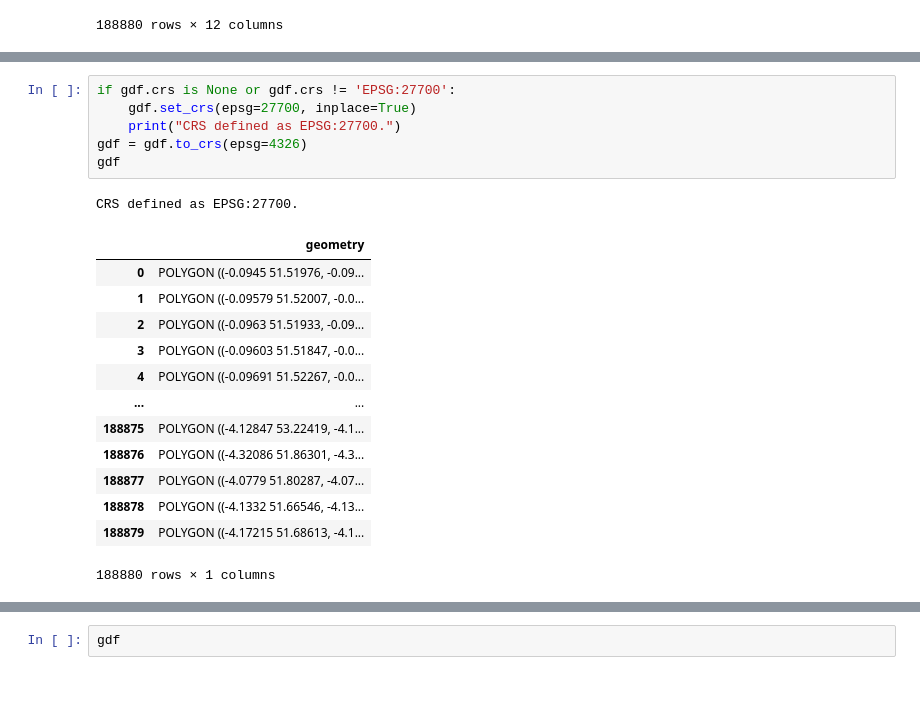
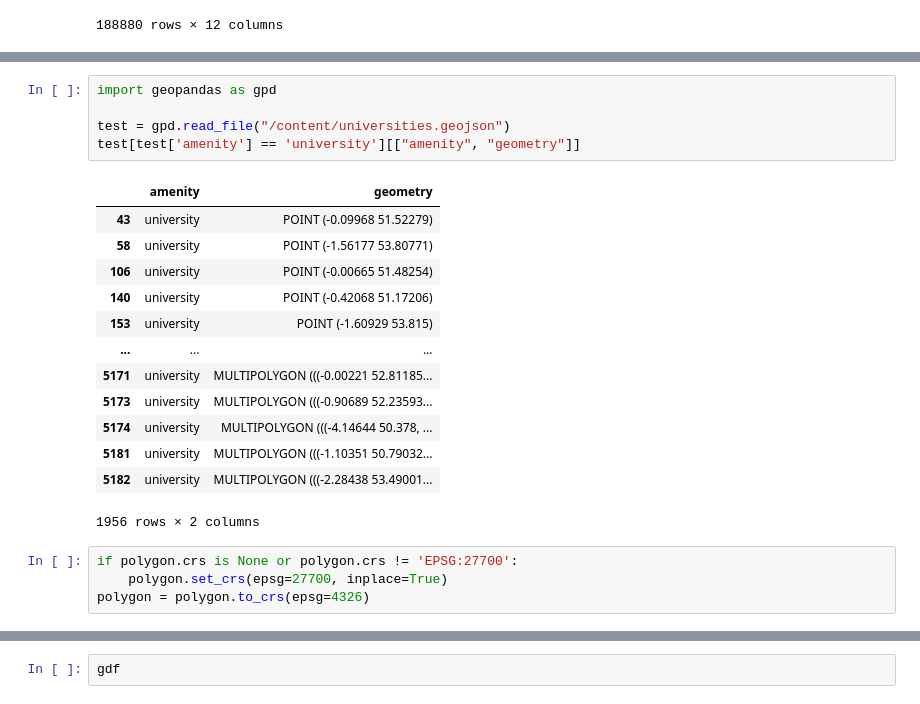
Before and after one commit to Navaneeth2906/nm803_ads_2024, a Jupyter notebook: ads_course_assessment.ipynb, the cells around one changed output, grey strips where cells are left out. Drawn from its saved outputs; the diff is of its cells as text.

```diff
--- a/ads_course_assessment.ipynb
+++ b/ads_course_assessment.ipynb
@@ -482,21 +614,23 @@ gdf
+# %%
+import geopandas as gpd
+
+test = gpd.read_file("/content/universities.geojson")
+test[test['amenity'] == 'university'][["amenity", "geometry"]]
+# %% [output]
+|  | amenity | geometry |
+| 43 | university | POINT (-0.09968 51.52279) |
+| 58 | university | POINT (-1.56177 53.80771) |
+| 106 | university | POINT (-0.00665 51.48254) |
+| 140 | university | POINT (-0.42068 51.17206) |
+| 153 | university | POINT (-1.60929 53.815) |
+| ... | ... | ... |
+| 5171 | university | MULTIPOLYGON (((-0.00221 52.81185... |
+| 5173 | university | MULTIPOLYGON (((-0.90689 52.23593... |
+| 5174 | university | MULTIPOLYGON (((-4.14644 50.378, ... |
+| 5181 | university | MULTIPOLYGON (((-1.10351 50.79032... |
+| 5182 | university | MULTIPOLYGON (((-2.28438 53.49001... |
+1956 rows × 2 columns
 # %%
-if gdf.crs is None or gdf.crs != 'EPSG:27700':
-    gdf.set_crs(epsg=27700, inplace=True)
-    print("CRS defined as EPSG:27700.")
-gdf = gdf.to_crs(epsg=4326)
-gdf
+if polygon.crs is None or polygon.crs != 'EPSG:27700':
+    polygon.set_crs(epsg=27700, inplace=True)
+polygon = polygon.to_crs(epsg=4326)
-# %% [output]
-CRS defined as EPSG:27700.
-|  | geometry |
-| 0 | POLYGON ((-0.0945 51.51976, -0.09... |
-| 1 | POLYGON ((-0.09579 51.52007, -0.0... |
-| 2 | POLYGON ((-0.0963 51.51933, -0.09... |
-| 3 | POLYGON ((-0.09603 51.51847, -0.0... |
-| 4 | POLYGON ((-0.09691 51.52267, -0.0... |
-| ... | ... |
-| 188875 | POLYGON ((-4.12847 53.22419, -4.1... |
-| 188876 | POLYGON ((-4.32086 51.86301, -4.3... |
-| 188877 | POLYGON ((-4.0779 51.80287, -4.07... |
-| 188878 | POLYGON ((-4.1332 51.66546, -4.13... |
-| 188879 | POLYGON ((-4.17215 51.68613, -4.1... |
-188880 rows × 1 columns
```
Also changed, not shown: parts of 26 cells of this notebook.
